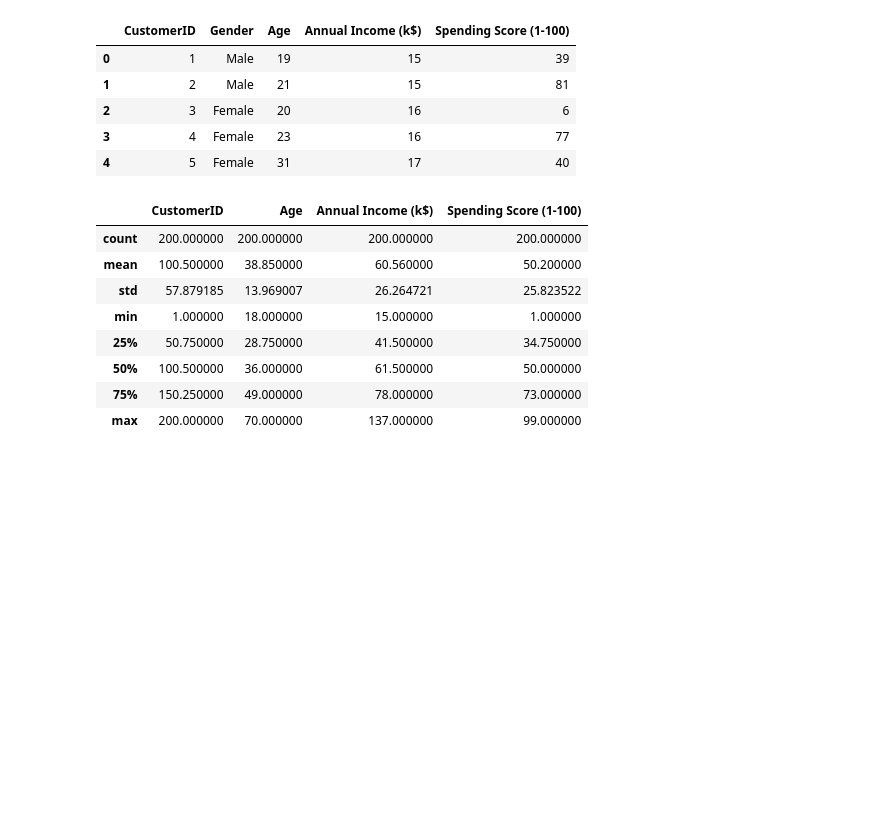
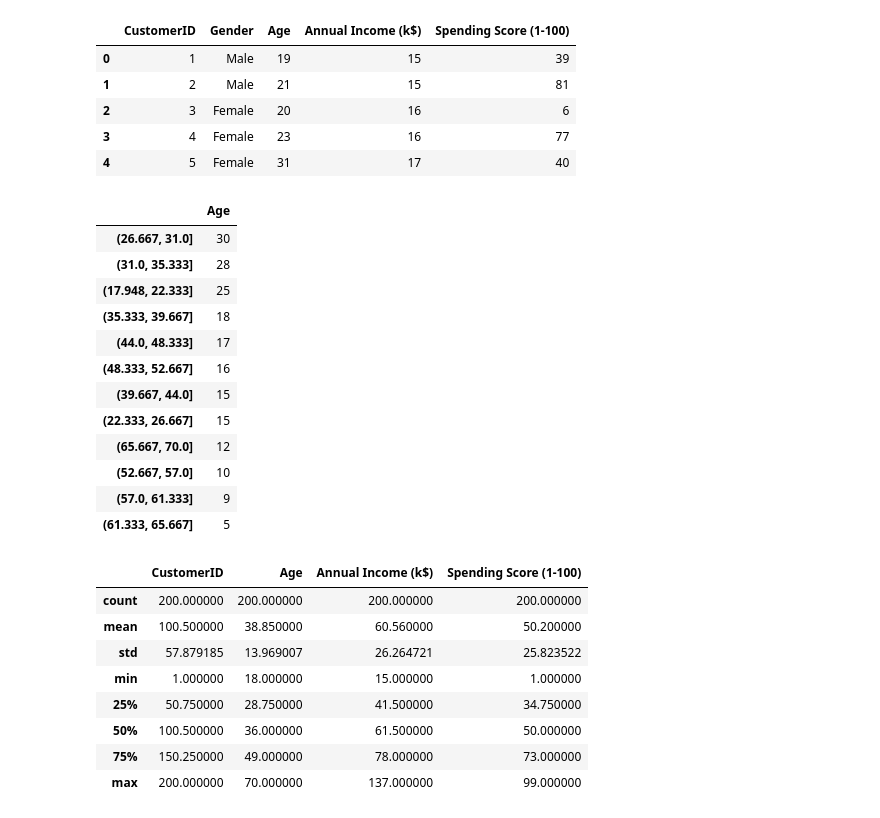
Before and after one commit to ipatel467/Customer-Segmentation, a Jupyter notebook: index.ipynb, the cells around one changed output. Saved outputs shown, nothing was run; the diff lists cells and outputs as text; code cells hidden in the pictures; blank space fills up the shorter version.

```diff
--- a/index.ipynb
+++ b/index.ipynb
@@ -24,3 +26,19 @@ df.head()
+# %%
+pd.DataFrame(pd.cut(df['Age'], bins=12).value_counts())
+# %% [output]
+|  | Age |
+| (26.667, 31.0] | 30 |
+| (31.0, 35.333] | 28 |
+| (17.948, 22.333] | 25 |
+| (35.333, 39.667] | 18 |
+| (44.0, 48.333] | 17 |
+| (48.333, 52.667] | 16 |
+| (39.667, 44.0] | 15 |
+| (22.333, 26.667] | 15 |
+| (65.667, 70.0] | 12 |
+| (52.667, 57.0] | 10 |
+| (57.0, 61.333] | 9 |
+| (61.333, 65.667] | 5 |
 # %%
 df.describe()
 # %% [output]
```
Also changed, not shown: parts of 21 cells of this notebook.
